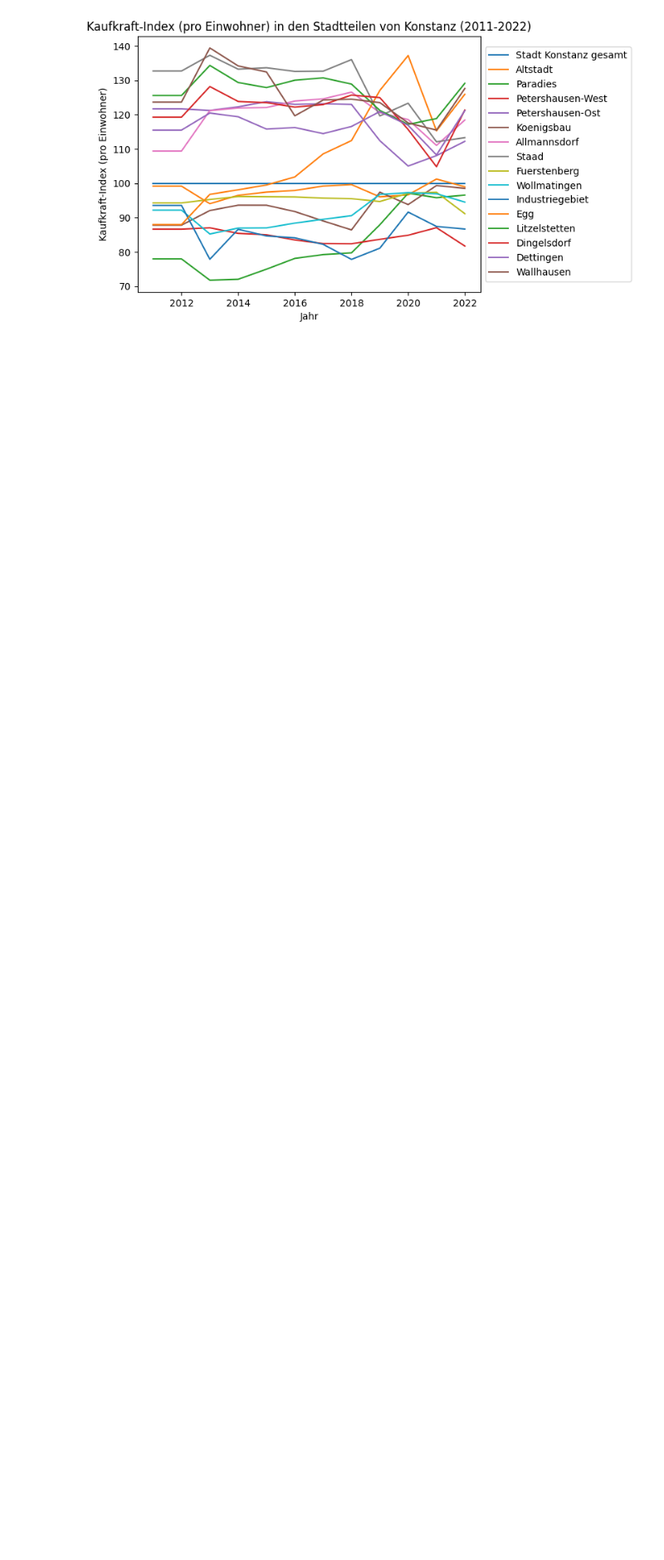
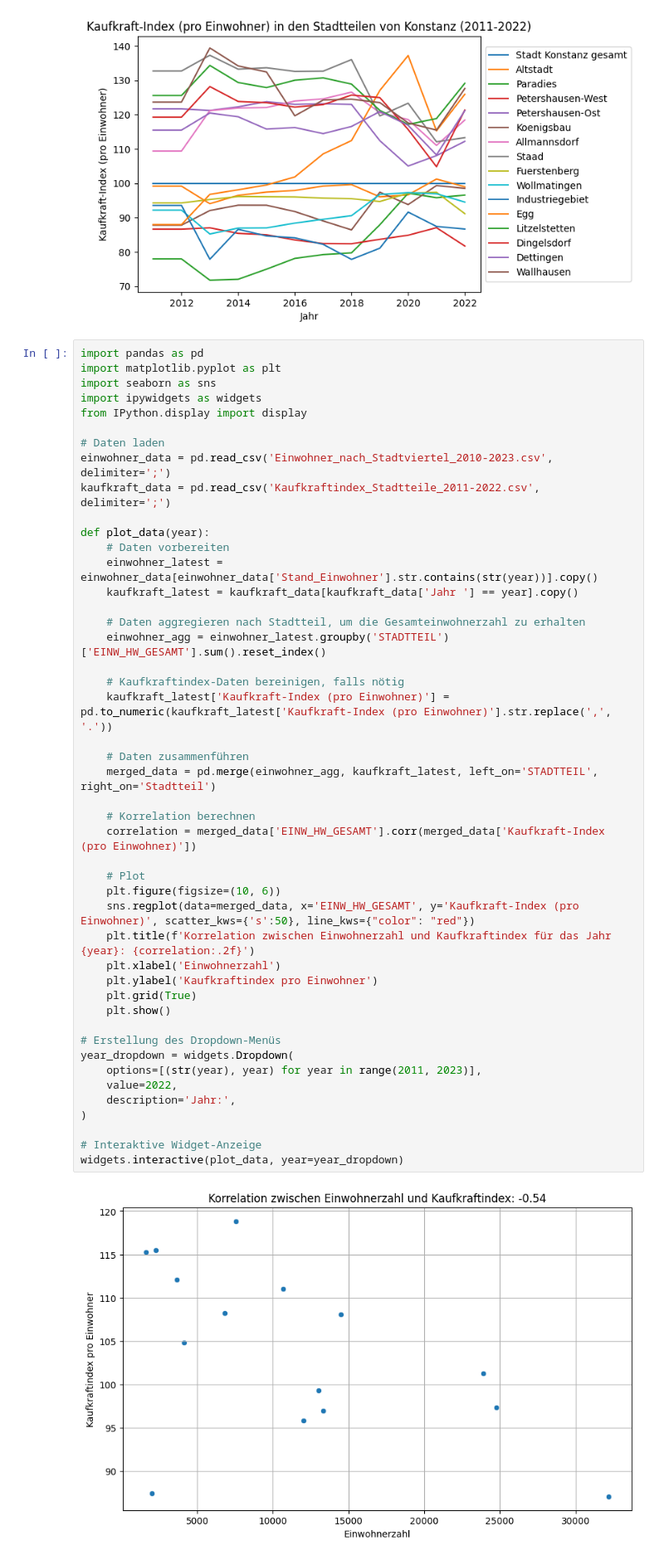
Before and after one commit to msi-se/stochastik-team7, a Jupyter notebook: 5-key-facts/key-facts.ipynb, the cells around one changed output. Shown at 83% size. Drawn from its saved outputs; the diff is of its cells as text; blank space fills up the shorter version.

Commit message:
korrelation einwohner / kaufkraft

```diff
--- a/5-key-facts/key-facts.ipynb
+++ b/5-key-facts/key-facts.ipynb
@@ -37,6 +37,54 @@ plt.savefig("kaufkraft.png", bbox_inches="tight")
 plt.show()
 # %% [output]
 [figure]
+# %%
+import pandas as pd
+import matplotlib.pyplot as plt
+import seaborn as sns
+import ipywidgets as widgets
+from IPython.display import display
+
+# Daten laden
+einwohner_data = pd.read_csv('Einwohner_nach_Stadtviertel_2010-2023.csv', delimiter=';')
+kaufkraft_data = pd.read_csv('Kaufkraftindex_Stadtteile_2011-2022.csv', delimiter=';')
+
+def plot_data(year):
+    # Daten vorbereiten
+    einwohner_latest = einwohner_data[einwohner_data['Stand_Einwohner'].str.contains(str(year))].copy()
+    kaufkraft_latest = kaufkraft_data[kaufkraft_data['Jahr '] == year].copy()
+
+    # Daten aggregieren nach Stadtteil, um die Gesamteinwohnerzahl zu erhalten
+    einwohner_agg = einwohner_latest.groupby('STADTTEIL')['EINW_HW_GESAMT'].sum().reset_index()
+
+    # Kaufkraftindex-Daten bereinigen, falls nötig
+    kaufkraft_latest['Kaufkraft-Index (pro Einwohner)'] = pd.to_numeric(kaufkraft_latest['Kaufkraft-Index (pro Einwohner)'].str.replace(',', '.'))
+
+    # Daten zusammenführen
+    merged_data = pd.merge(einwohner_agg, kaufkraft_latest, left_on='STADTTEIL', right_on='Stadtteil')
+
+    # Korrelation berechnen
+    correlation = merged_data['EINW_HW_GESAMT'].corr(merged_data['Kaufkraft-Index (pro Einwohner)'])
+
+    # Plot
+    plt.figure(figsize=(10, 6))
+    sns.regplot(data=merged_data, x='EINW_HW_GESAMT', y='Kaufkraft-Index (pro Einwohner)', scatter_kws={'s':50}, line_kws={"color": "red"})
+    plt.title(f'Korrelation zwischen Einwohnerzahl und Kaufkraftindex für das Jahr {year}: {correlation:.2f}')
+    plt.xlabel('Einwohnerzahl')
+    plt.ylabel('Kaufkraftindex pro Einwohner')
+    plt.grid(True)
+    plt.show()
+
+# Erstellung des Dropdown-Menüs
+year_dropdown = widgets.Dropdown(
+    options=[(str(year), year) for year in range(2011, 2023)],
+    value=2022,
+    description='Jahr:',
+)
+
+# Interaktive Widget-Anzeige
+widgets.interactive(plot_data, year=year_dropdown)
+# %% [output]
+[figure, added]
 # %%
 import pandas as pd
 import seaborn as sns
```
